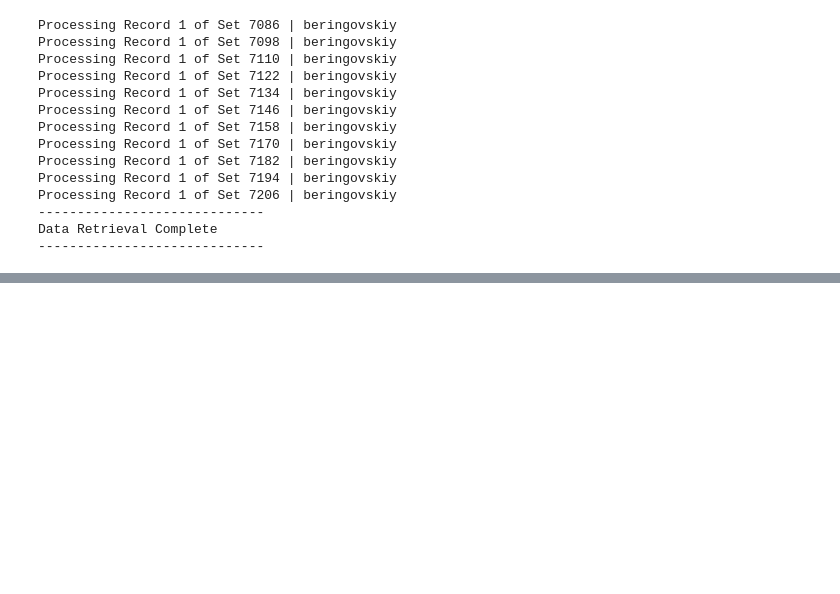
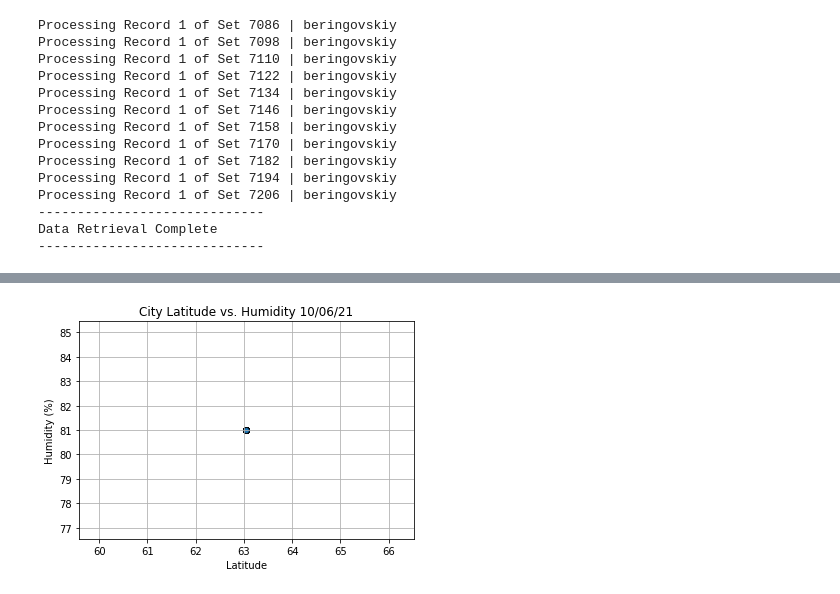
Before and after one commit to ltmurphy/World_Weather_Analysis, a Jupyter notebook: WeatherPy.ipynb, the cells around one changed output, grey strips where cells are left out. Cells and saved outputs as stored; diff of their text form; code cells hidden in the pictures; blank space fills up the shorter version.

```diff
--- a/WeatherPy.ipynb
+++ b/WeatherPy.ipynb
@@ -366,0 +421,24 @@ city_data_df.to_csv(output_data_file, index_label="City_ID")
+# %%
+# 6.3.2 Plot Latitude vs. Humidity
+# Great job on the first scatter plot! Now, you need to create a scatter plot that compares the latitude vs. the humidity.
+# We can repurpose our code for the maximum temperature scatter plot and create a scatter plot for the latitude versus humidity.
+# In addition to changing the y-axis variable to "humidity," we need to change the title to "Humidity," and the y-axis label to "Humidity (%)."
+# In a new cell, add the following code and run the cell.
+
+# Build the scatter plots for latitude vs. humidity.
+plt.scatter(lats,
+            humidity,
+            edgecolor="black", linewidths=1, marker="o",
+            alpha=0.8, label="Cities")
+
+# Incorporate the other graph properties.
+plt.title(f"City Latitude vs. Humidity "+ time.strftime("%x"))
+plt.ylabel("Humidity (%)")
+plt.xlabel("Latitude")
+plt.grid(True)
+# Save the figure.
+plt.savefig("weather_data/Fig2.png")
+# Show plot.
+plt.show()
+# %% [output]
+[figure, added]
```
Also changed, not shown: parts of 32 cells of this notebook, 1 other file.
